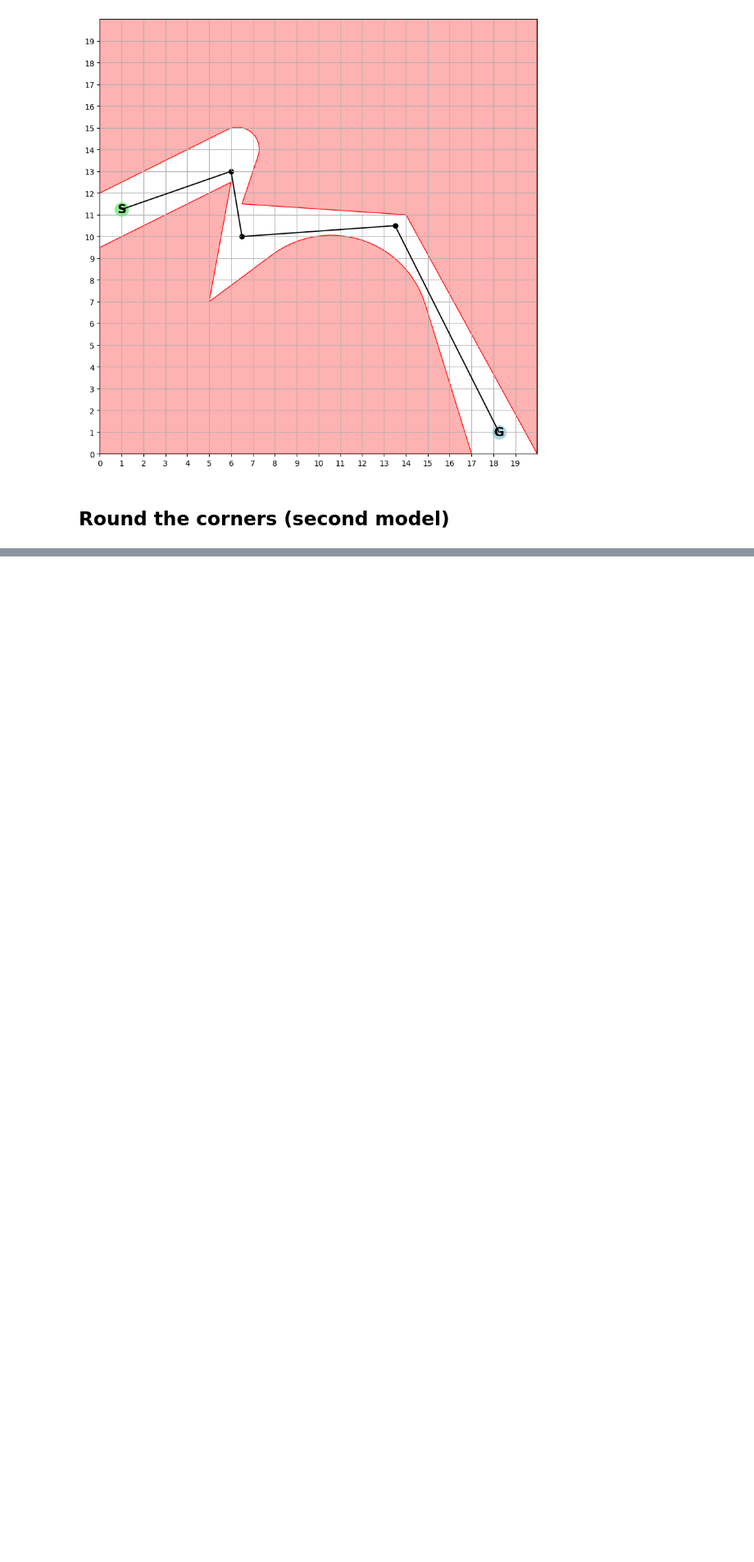
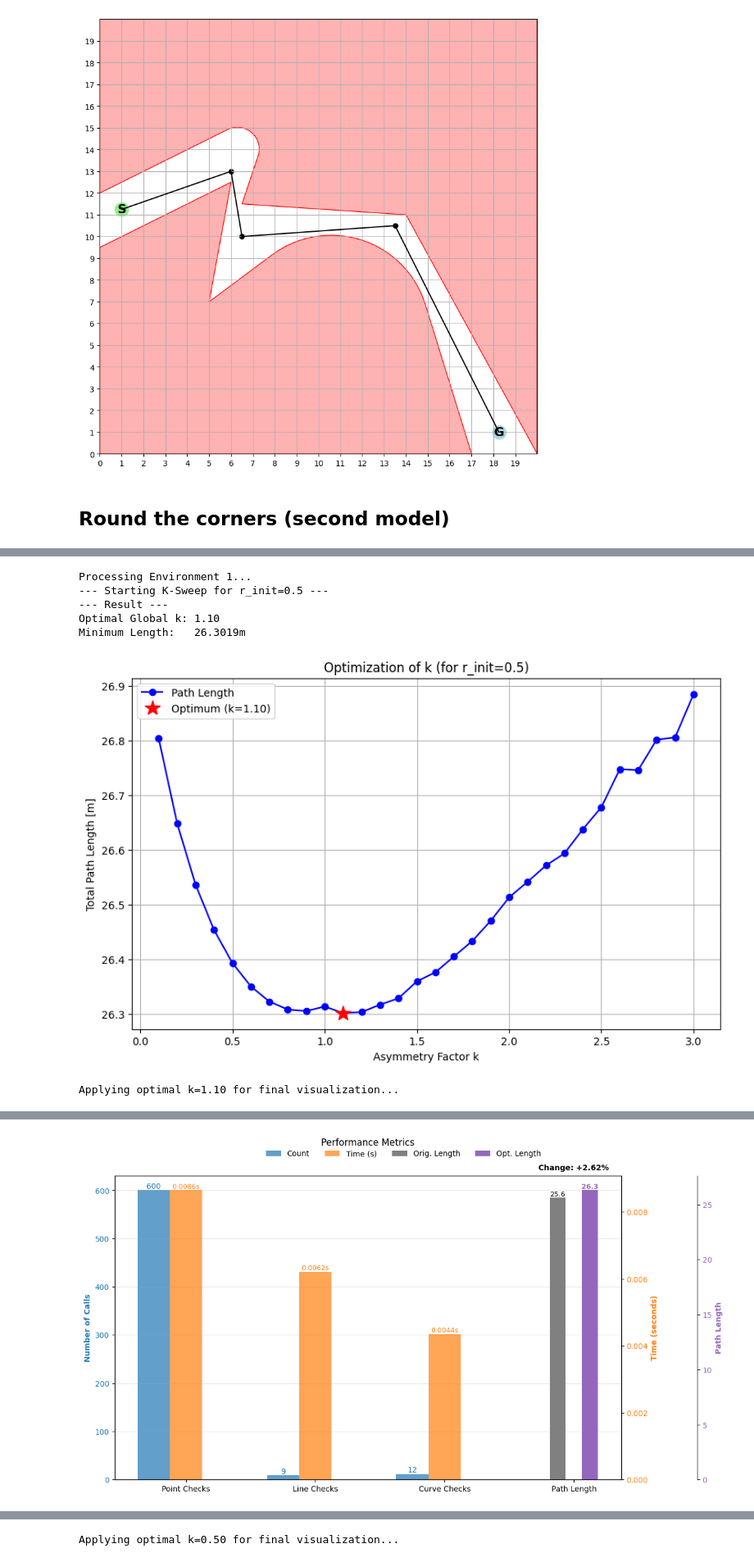
Before and after one commit to Nico-Sander/robotprogramming-project-2526, a Jupyter notebook: src/main.ipynb, the cells around one changed output, grey strips where cells are left out. Shown at 82% size. Cells and saved outputs as stored; diff of their text form; code cells hidden in the pictures; blank space fills up the shorter version.

Commit message:
implemented: k optimization, global and individual k

```diff
--- a/src/main.ipynb
+++ b/src/main.ipynb
@@ -133,0 +147,62 @@ for name, item in env_dict.items():
+# %%
+optimizer = OptimizeFlyby()
+
+for name, item in env_dict.items():
+    print(f"\nProcessing Environment {name}...")
+
+    # 1. Setup
+    planner = item['planner']
+    node_names = item['solution_node_names']
+    IPPerfMonitor.clearData()
+
+    # --- TASK: Determine Optimal K ---
+    # This runs the sweep and plots the graph
+    best_k = analyze_optimal_k(optimizer, planner, node_names, r_fixed=0.5)
+
+    # 2. Run Final Optimization with Best K
+    # Now we apply the best k we found to generate the final path for visualization
+    print(f"Applying optimal k={best_k:.2f} for final visualization...")
+
+    clear_graph_attributes(planner)
+    config = {'r_init': 0.5, 'k': best_k}
+
+    # Clear previous performance data
+    IPPerfMonitor.clearData()
+
+    # Run Optimization
+    optimized_path = optimizer.optimizePath(node_names, planner, config)
+
+    # 3. Get performance data
+    df = IPPerfMonitor.dataFrame()
+
+    # Extract number of collisionChecks and corresponding calculation time
+    funcs = ['lineInCollision', 'curveInCollision', 'pointInCollision']
+    stats = {}
+    for f in funcs:
+        f_data = df[df['name'] == f]
+        if not f_data.empty:
+            stats[f] = {'count': len(f_data), 'time': f_data['time'].sum()}
+        else:
+            stats[f] = {'count': 0, 'time': 0.0}
+
+    # 4. Calculate path lengths
+    len_original = calculate_path_length(planner, node_names, use_curves=False)
+    len_optimized = calculate_path_length(planner, node_names, use_curves=True)
+
+    # 5. Visualizations
+    # Show the Optimized Path
+    ax = item['planner']._collisionChecker.draw_enviroments()
+    item['planner']._collisionChecker.draw_optimized_path(optimized_path, item["planner"], ax)
+    plt.show()
+
+    # Show the Bar Chart
+    # (Be sure to pass the updated stats dictionary here)
+    plot_performance_data(stats, len_original, len_optimized)
+# %% [output]
+Processing Environment 1...
+--- Starting K-Sweep for r_init=0.5 ---
+--- Result ---
+Optimal Global k: 1.10
+Minimum Length:   26.3019m
+[figure, added]
+Applying optimal k=1.10 for final visualization...
@@ -133,0 +210 @@ for name, item in env_dict.items():
+[figure, added]
@@ -133,0 +217 @@ for name, item in env_dict.items():
+Applying optimal k=0.50 for final visualization...
```
Also changed, not shown: parts of 6 cells of this notebook, 2 other files.
